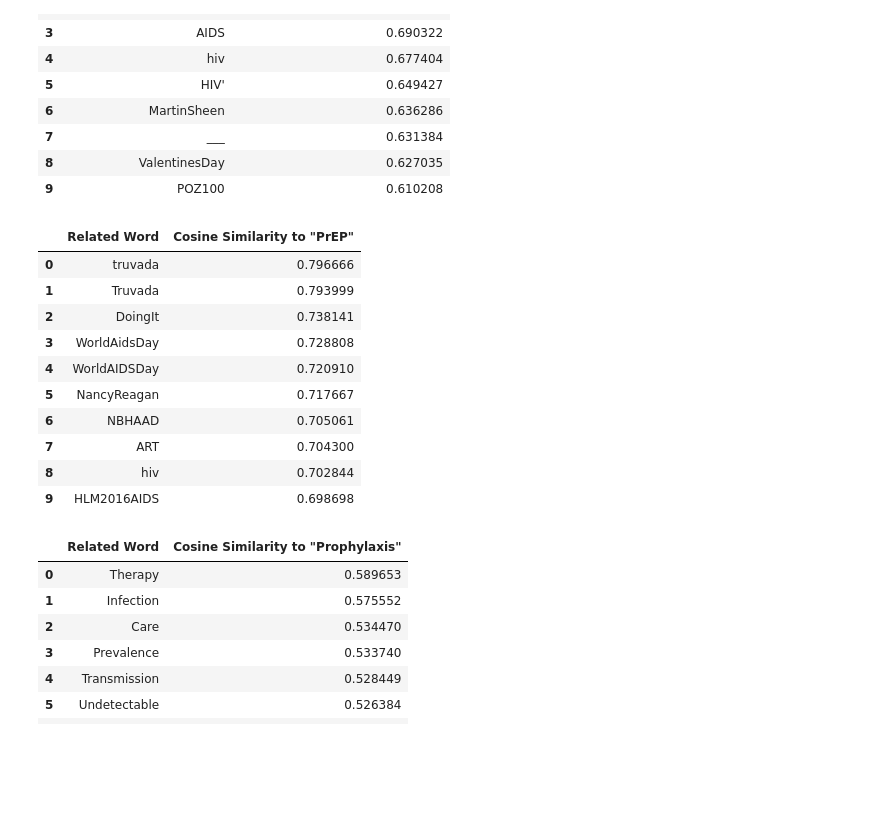
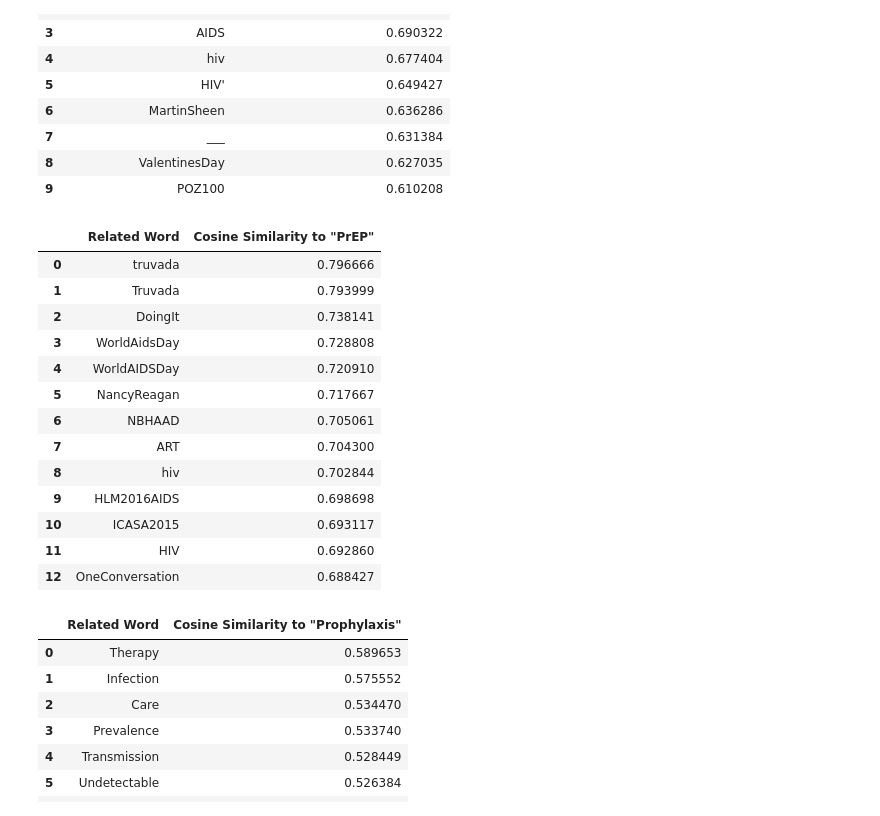
Before and after one commit to quinngroup/sm_w2v, a Jupyter notebook: notebooks/doc2vec.ipynb, the cells around one changed output. Drawn from its saved outputs; the diff is of its cells as text; code cells hidden in the pictures; blank space fills up the shorter version.

```diff
--- a/notebooks/doc2vec.ipynb
+++ b/notebooks/doc2vec.ipynb
@@ -149,21 +149,24 @@ df_hivaids
 | 8 | ValentinesDay | 0.627035 |
 | 9 | POZ100 | 0.610208 |
 # %%
-new_vecs = model.most_similar(['PrEP'], topn=10)
+new_vecs = model.most_similar(['PrEP'], topn=13)
 df_prep = pd.DataFrame(data=new_vecs, columns=['Related Word', 'Cosine Similarity to \"PrEP\"'])
 df_prep
 # %% [output]
 |  | Related Word | Cosine Similarity to "PrEP" |
 | 0 | truvada | 0.796666 |
 | 1 | Truvada | 0.793999 |
 | 2 | DoingIt | 0.738141 |
 | 3 | WorldAidsDay | 0.728808 |
 | 4 | WorldAIDSDay | 0.720910 |
 | 5 | NancyReagan | 0.717667 |
 | 6 | NBHAAD | 0.705061 |
 | 7 | ART | 0.704300 |
 | 8 | hiv | 0.702844 |
 | 9 | HLM2016AIDS | 0.698698 |
+| 10 | ICASA2015 | 0.693117 |
+| 11 | HIV | 0.692860 |
+| 12 | OneConversation | 0.688427 |
 # %%
 new_vecs = model.most_similar(['Prophylaxis'], topn=10)
 df_prophylaxis = pd.DataFrame(data=new_vecs, columns=['Related Word', 'Cosine Similarity to \"Prophylaxis\"'])
```
Also changed, not shown: parts of 4 cells of this notebook, 3 other files.
